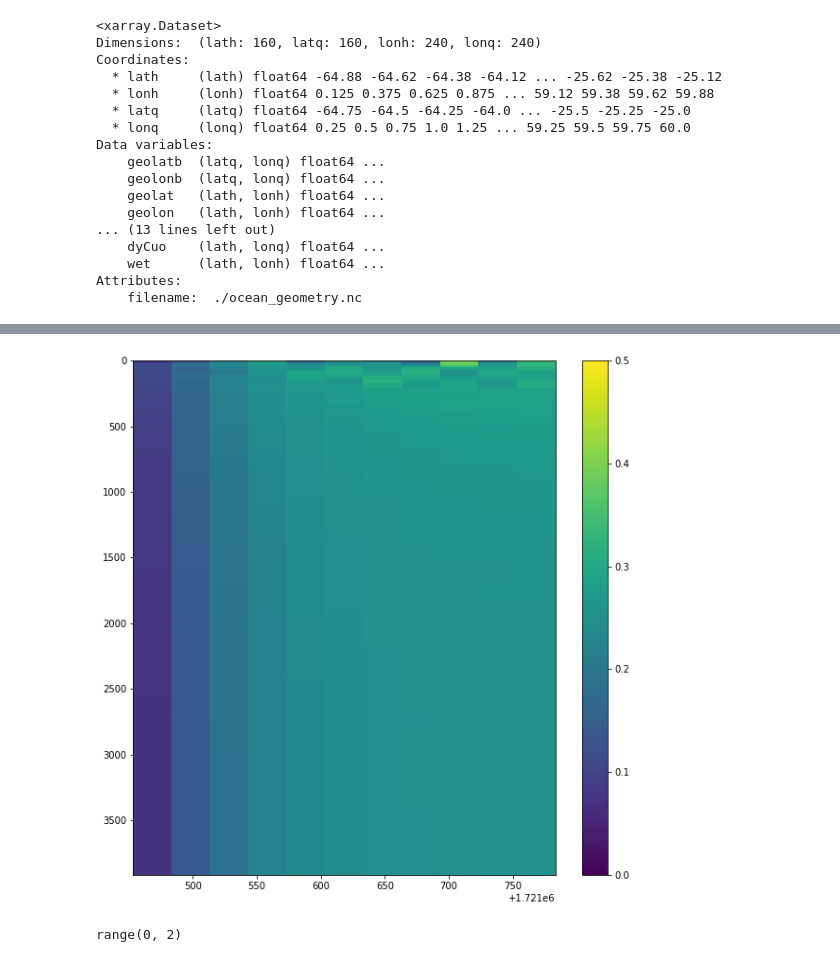
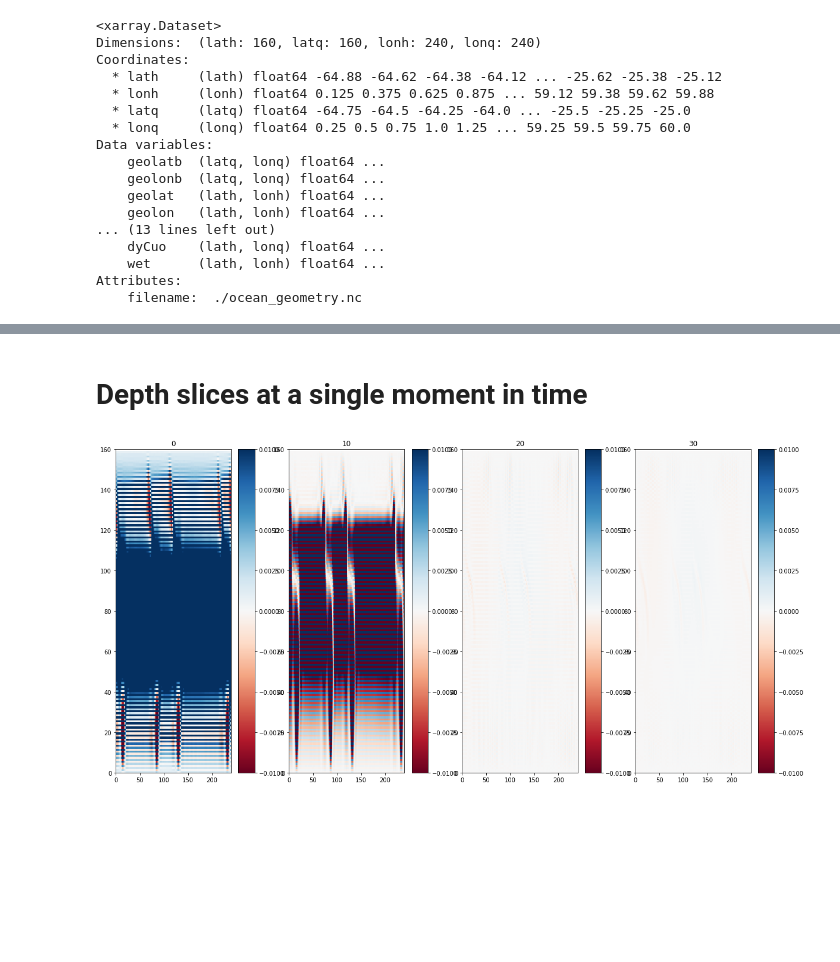
Before and after one commit to gmacgilchrist/MOM6_analysis, a Jupyter notebook: draw_mom6-out_prelim.ipynb, the cells around one changed output, grey strips where cells are left out. Saved outputs shown, nothing was run; the diff lists cells and outputs as text; code cells hidden in the pictures; blank space fills up the shorter version.

```diff
--- a/draw_mom6-out_prelim.ipynb
+++ b/draw_mom6-out_prelim.ipynb
@@ -114,11 +111,16 @@ def draw_var_depthtime(var,clim):
-# %%
-draw_var_depthtime(prog.u.isel(xq=120,yh=80),[0, 0.5])
-# %% [output]
-[figure, removed]
-# %%
-t=[0,1]
-nt = np.size(t)
-x=range(nt)
-print(x)
-# %% [output]
-range(0, 2)
+# %% [markdown]
+# Depth slices at a single moment in time
+# %%
+# Section (lat-lon) of variable at different depths
+def draw_var_depths(var,clim,depths):
+    nk = np.size(depths)
+    fig,ax = plt.subplots(figsize=(5*nk,10),ncols=np.size(depths))
+    for d in range(nk):
+        im = ax[d].pcolormesh(var.isel(zl=depths[d]),cmap="RdBu")
+        im.set_clim(vmin=clim[0],vmax=clim[1])
+        cbar = plt.colorbar(im,ax=ax[d])
+        ax[d].set_title(depths[d])
+# %%
+draw_var_depths(var=prog.v.isel(Time=11),clim=[-0.01,0.01],depths=[0, 10, 20, 30])
+# %% [output]
+[figure, added]
```
Also changed, not shown: parts of 7 cells of this notebook.
